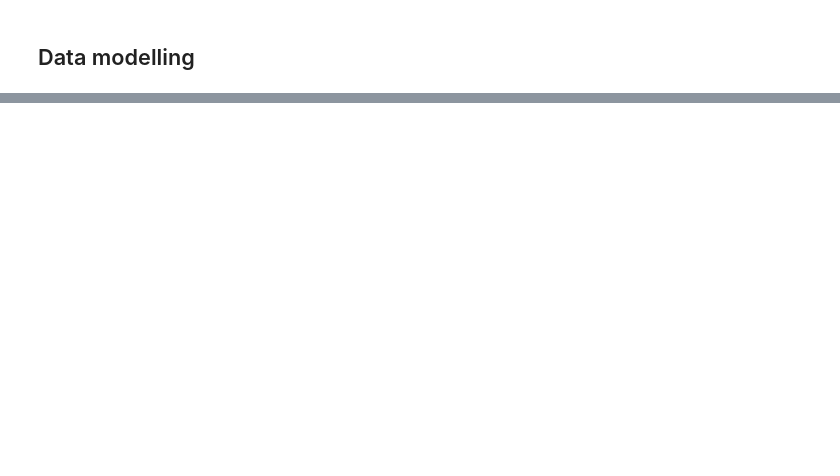
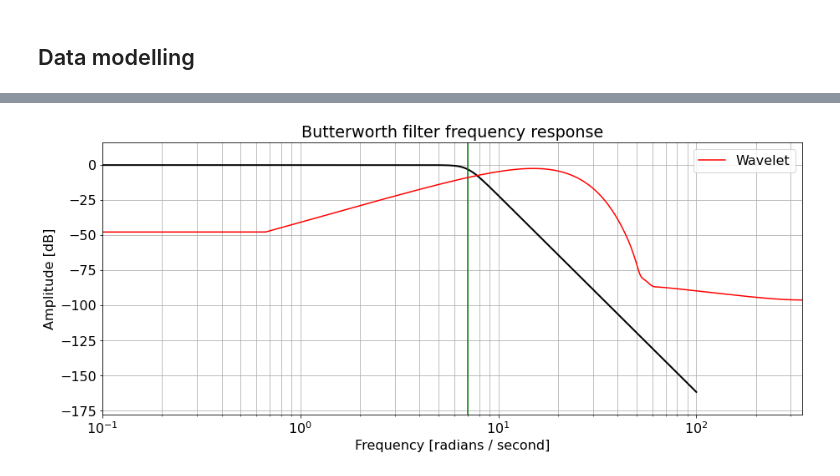
Before and after one commit to DIG-Kaust/Devito-fwi, a Jupyter notebook: notebooks/acoustic/Modelling_filtering.ipynb, the cells around one changed output, grey strips where cells are left out. Saved outputs shown, nothing was run; the diff lists cells and outputs as text; code cells hidden in the pictures; blank space fills up the shorter version.

```diff
--- a/notebooks/acoustic/Modelling_filtering.ipynb
+++ b/notebooks/acoustic/Modelling_filtering.ipynb
@@ -235,0 +122,22 @@ ax.imshow(dobsfilt-dobswavfilt, aspect='auto', cmap='gray',
+# %%
+# Creating filtering object
+f = np.fft.rfftfreq(nfft, amod.geometry.dt * 1e-3)
+wav = amod.geometry.src.wavelet
+WAV = np.fft.rfft(wav, nfft)
+
+plt.figure(figsize=(15, 6))
+Filt = Filter([fmax, ], [nfilt, ], amod.geometry.dt * 1e-3, plotflag=True)
+plt.semilogx(f, 20*np.log10(np.abs(WAV)) - 28, 'r', label='Wavelet')
+plt.legend()
+
+# Find optimal padding to apply such that lowest freq wavelet does not become acausal
+wav = amod.geometry.src.wavelet
+wavpad = Filt.find_optimal_t0(wav, pad=700, thresh=1e-3)
+
+# Pad wavelet with optimal wavpad
+wav = np.pad(wav, (wavpad, 0))[:-wavpad]
+
+# Filter wavelet
+wavfilt = Filt.apply_filter(wav.squeeze(), ifilt=0)
+# %% [output]
+[figure, added]
```
Also changed, not shown: parts of 17 cells of this notebook, 4 other files.
